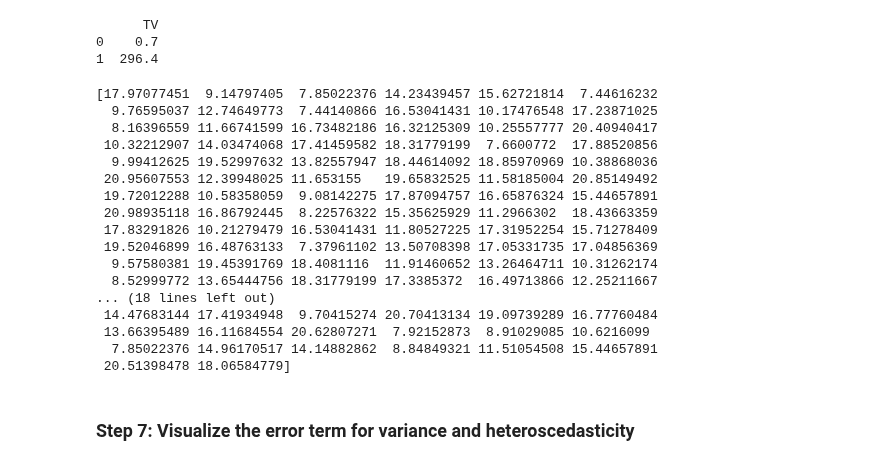
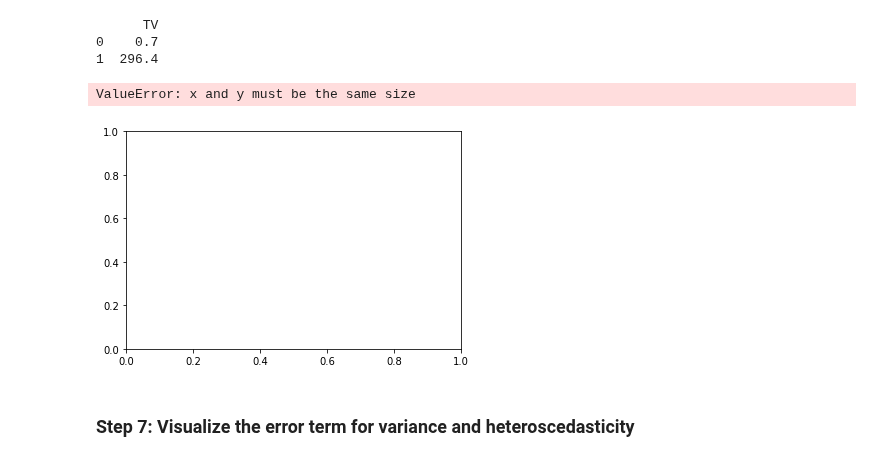
Before and after one commit to dclegg2/dsc-01-10-13-regression-statsmodels-lab-online-ds-pt-100118, a Jupyter notebook: index.ipynb, the cells around one changed output. Drawn from its saved outputs; the diff is of its cells as text; code cells hidden in the pictures.

```diff
--- a/index.ipynb
+++ b/index.ipynb
@@ -183,30 +183,15 @@ print(new_df)
 # %%
 y_preds = model.predict()
 model.predict(new_df)
-print(y_preds)
+
     # make predictions for those x values and store them
 
 plt.scatter(new_df, y_preds)
-plt,shw
+plt.show()
 # first, plot the observed data and the least squares line
 # %% [output]
-[17.97077451  9.14797405  7.85022376 14.23439457 15.62721814  7.44616232
-  9.76595037 12.74649773  7.44140866 16.53041431 10.17476548 17.23871025
-  8.16396559 11.66741599 16.73482186 16.32125309 10.25557777 20.40940417
- 10.32212907 14.03474068 17.41459582 18.31779199  7.6600772  17.88520856
-  9.99412625 19.52997632 13.82557947 18.44614092 18.85970969 10.38868036
- 20.95607553 12.39948025 11.653155   19.65832525 11.58185004 20.85149492
- 19.72012288 10.58358059  9.08142275 17.87094757 16.65876324 15.44657891
- 20.98935118 16.86792445  8.22576322 15.35625929 11.2966302  18.43663359
- 17.83291826 10.21279479 16.53041431 11.80527225 17.31952254 15.71278409
- 19.52046899 16.48763133  7.37961102 13.50708398 17.05331735 17.04856369
-  9.57580381 19.45391769 18.4081116  11.91460652 13.26464711 10.31262174
-  8.52999772 13.65444756 18.31779199 17.3385372  16.49713866 12.25211667
-... (18 lines left out)
- 14.47683144 17.41934948  9.70415274 20.70413134 19.09739289 16.77760484
- 13.66395489 16.11684554 20.62807271  7.92152873  8.91029085 10.6216099
-  7.85022376 14.96170517 14.14882862  8.84849321 11.51054508 15.44657891
- 20.51398478 18.06584779]
+ValueError: x and y must be the same size
+[figure, added]
 # %% [markdown]
 ### Step 7: Visualize the error term for variance and heteroscedasticity
 # %%
```
